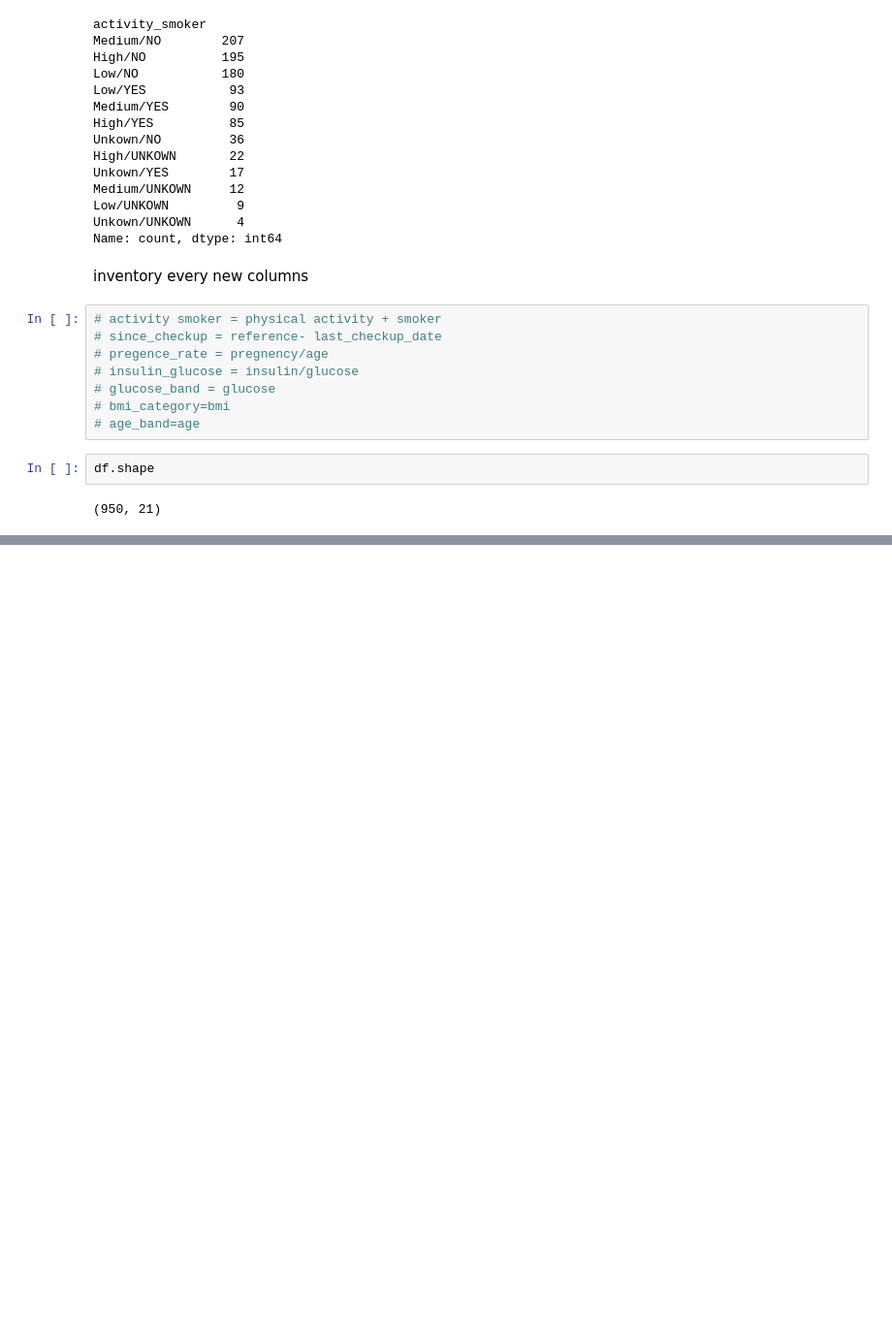
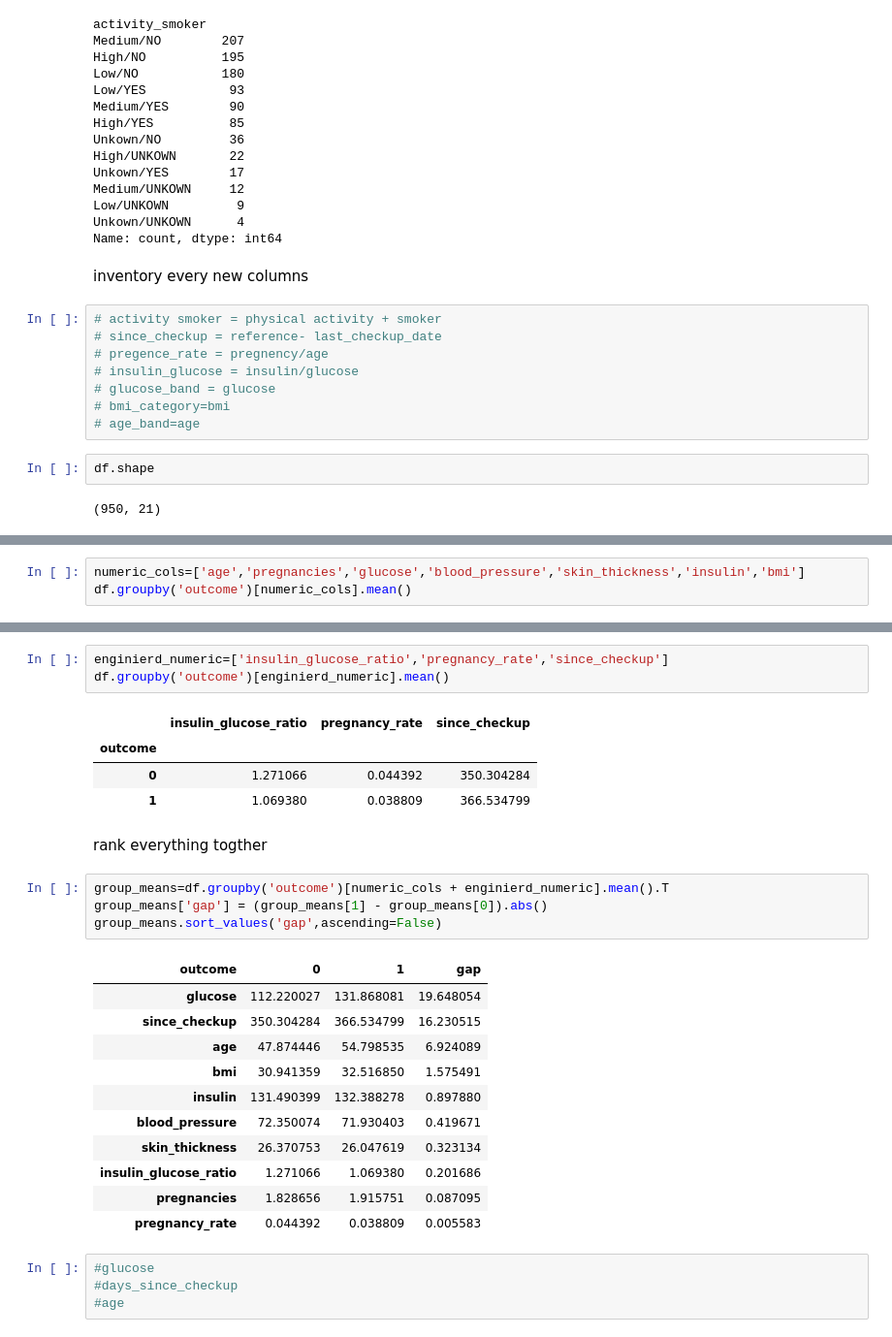
Before and after one commit to muhmmedajlan755-byte/project1_daibatise, a Jupyter notebook: notebook/ajlan_d2.ipynb, the cells around one changed output, grey strips where cells are left out. Shown at 97% size. Cells and saved outputs as stored; diff of their text form; blank space fills up the shorter version.

```diff
--- a/notebook/ajlan_d2.ipynb
+++ b/notebook/ajlan_d2.ipynb
@@ -225,0 +230,3 @@ df.shape
+# %%
+numeric_cols=['age','pregnancies','glucose','blood_pressure','skin_thickness','insulin','bmi']
+df.groupby('outcome')[numeric_cols].mean()
@@ -225,0 +248,30 @@ df.shape
+# %%
+enginierd_numeric=['insulin_glucose_ratio','pregnancy_rate','since_checkup']
+df.groupby('outcome')[enginierd_numeric].mean()
+# %% [output]
+|  | insulin_glucose_ratio | pregnancy_rate | since_checkup |
+| outcome |  |  |  |
+| 0 | 1.271066 | 0.044392 | 350.304284 |
+| 1 | 1.069380 | 0.038809 | 366.534799 |
+# %% [markdown]
+rank everything togther
+# %%
+group_means=df.groupby('outcome')[numeric_cols + enginierd_numeric].mean().T
+group_means['gap'] = (group_means[1] - group_means[0]).abs()
+group_means.sort_values('gap',ascending=False)
+# %% [output]
+| outcome | 0 | 1 | gap |
+| glucose | 112.220027 | 131.868081 | 19.648054 |
+| since_checkup | 350.304284 | 366.534799 | 16.230515 |
+| age | 47.874446 | 54.798535 | 6.924089 |
+| bmi | 30.941359 | 32.516850 | 1.575491 |
+| insulin | 131.490399 | 132.388278 | 0.897880 |
+| blood_pressure | 72.350074 | 71.930403 | 0.419671 |
+| skin_thickness | 26.370753 | 26.047619 | 0.323134 |
+| insulin_glucose_ratio | 1.271066 | 1.069380 | 0.201686 |
+| pregnancies | 1.828656 | 1.915751 | 0.087095 |
+| pregnancy_rate | 0.044392 | 0.038809 | 0.005583 |
+# %%
+#glucose
+#days_since_checkup
+#age
```
Also changed, not shown: parts of 12 cells of this notebook, 1 other file.
